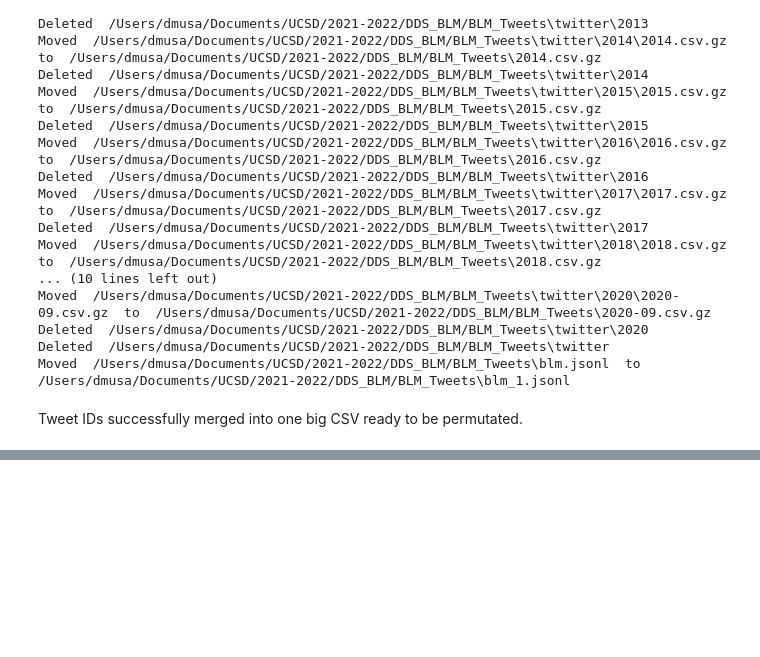
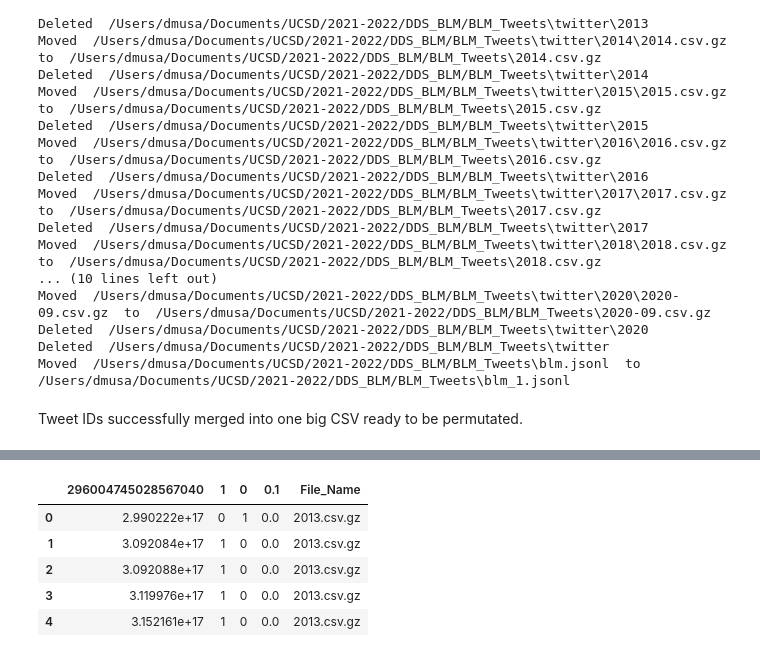
Before and after one commit to dowoma/DDS_BLM, a Jupyter notebook: DataCleaning-copy.ipynb, the cells around one changed output, grey strips where cells are left out. Drawn from its saved outputs; the diff is of its cells as text; code cells hidden in the pictures; blank space fills up the shorter version.

```diff
--- a/DataCleaning-copy.ipynb
+++ b/DataCleaning-copy.ipynb
@@ -229,0 +240,10 @@ Tweet IDs successfully merged into one big CSV ready to be permutated.
+# %%
+tweets_cleaned = tweets[['296004745028567040', '1', '0', '0.1', 'File_Name']]
+tweets_cleaned.head()
+# %% [output]
+|  | 296004745028567040 | 1 | 0 | 0.1 | File_Name |
+| 0 | 2.990222e+17 | 0 | 1 | 0.0 | 2013.csv.gz |
+| 1 | 3.092084e+17 | 1 | 0 | 0.0 | 2013.csv.gz |
+| 2 | 3.092088e+17 | 1 | 0 | 0.0 | 2013.csv.gz |
+| 3 | 3.119976e+17 | 1 | 0 | 0.0 | 2013.csv.gz |
+| 4 | 3.152161e+17 | 1 | 0 | 0.0 | 2013.csv.gz |
```
Also changed, not shown: parts of 4 cells of this notebook.
